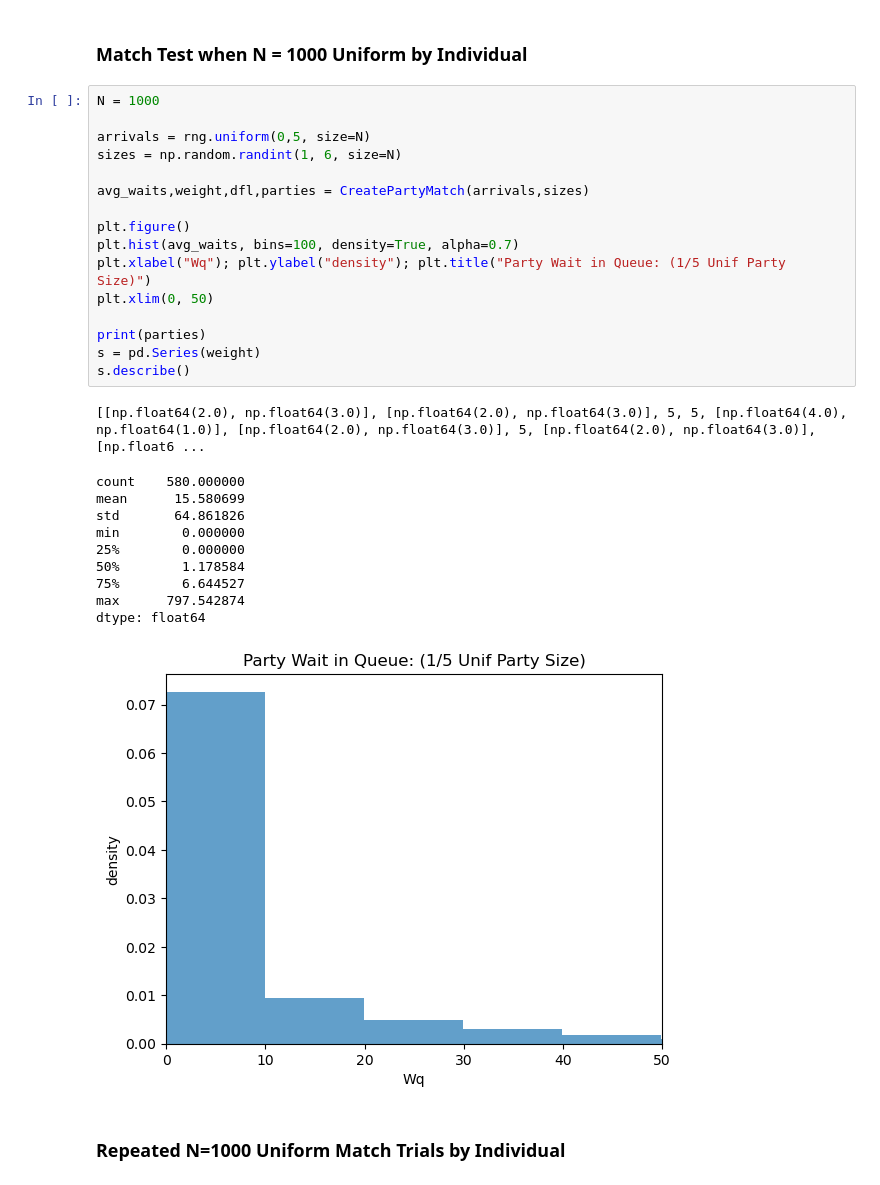
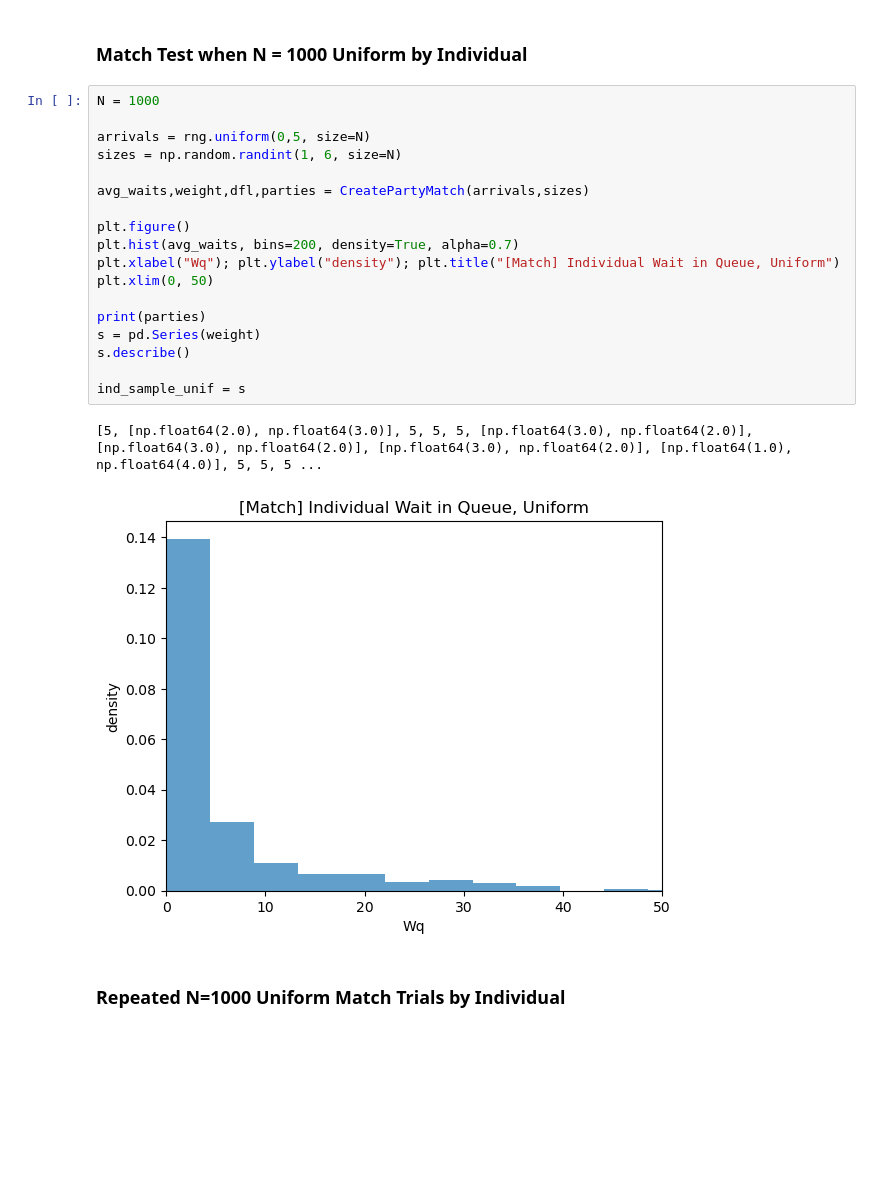
Before and after one commit to LucianJSlo/lucians2_Queue_Project, a Jupyter notebook: Match_Queue.ipynb, the cells around one changed output. Drawn from its saved outputs; the diff is of its cells as text; blank space fills up the shorter version.

```diff
--- a/Match_Queue.ipynb
+++ b/Match_Queue.ipynb
@@ -177,31 +172,24 @@ Text(0.5, 1.0, 'Mean wait times for N = 1000')
 # %%
 N = 1000
 
 arrivals = rng.uniform(0,5, size=N)
 sizes = np.random.randint(1, 6, size=N)
 
 avg_waits,weight,dfl,parties = CreatePartyMatch(arrivals,sizes)
 
 plt.figure()
-plt.hist(avg_waits, bins=100, density=True, alpha=0.7)
-plt.xlabel("Wq"); plt.ylabel("density"); plt.title("Party Wait in Queue: (1/5 Unif Party Size)")
+plt.hist(avg_waits, bins=200, density=True, alpha=0.7)
+plt.xlabel("Wq"); plt.ylabel("density"); plt.title("[Match] Individual Wait in Queue, Uniform")
 plt.xlim(0, 50)
 
 print(parties)
 s = pd.Series(weight)
 s.describe()
+
+ind_sample_unif = s
 # %% [output]
-[[np.float64(2.0), np.float64(3.0)], [np.float64(2.0), np.float64(3.0)], 5, 5, [np.float64(4.0), np.float64(1.0)], [np.float64(2.0), np.float64(3.0)], 5, [np.float64(2.0), np.float64(3.0)], [np.float6 ...
+[5, [np.float64(2.0), np.float64(3.0)], 5, 5, 5, [np.float64(3.0), np.float64(2.0)], [np.float64(3.0), np.float64(2.0)], [np.float64(3.0), np.float64(2.0)], [np.float64(1.0), np.float64(4.0)], 5, 5, 5 ...
-count    580.000000
-mean      15.580699
-std       64.861826
-min        0.000000
-25%        0.000000
-50%        1.178584
-75%        6.644527
-max      797.542874
-dtype: float64
-[figure, old version]
+[figure, new version]
 # %% [markdown]
 ### Repeated N=1000 Uniform Match Trials by Individual
 # %%
```
Also changed, not shown: parts of 6 cells of this notebook, 4 other files.
